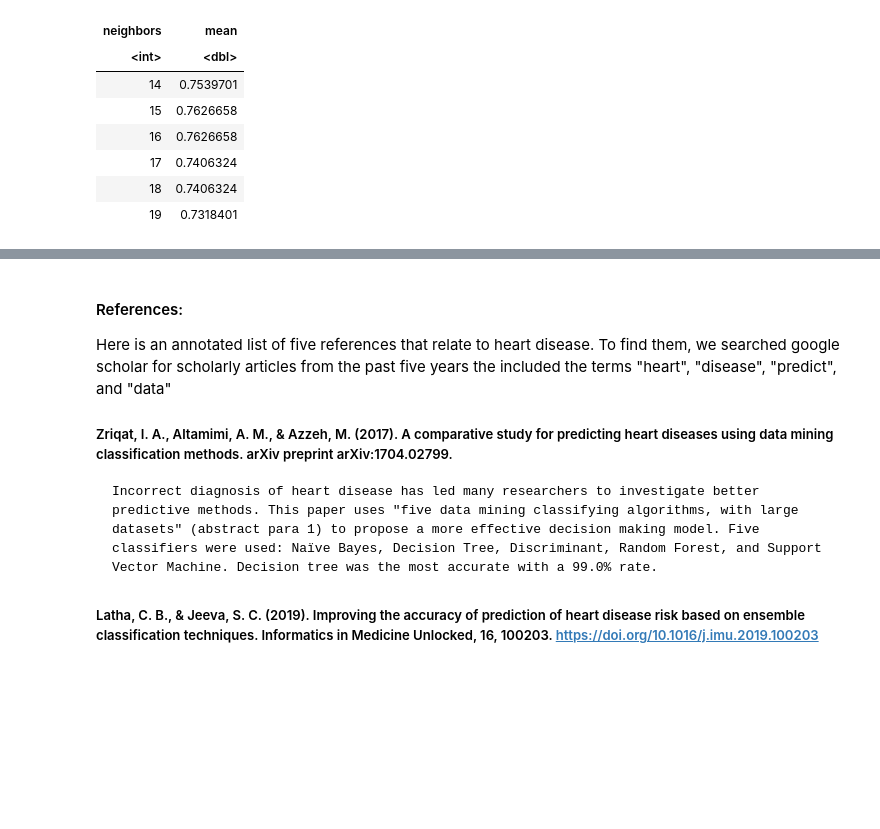
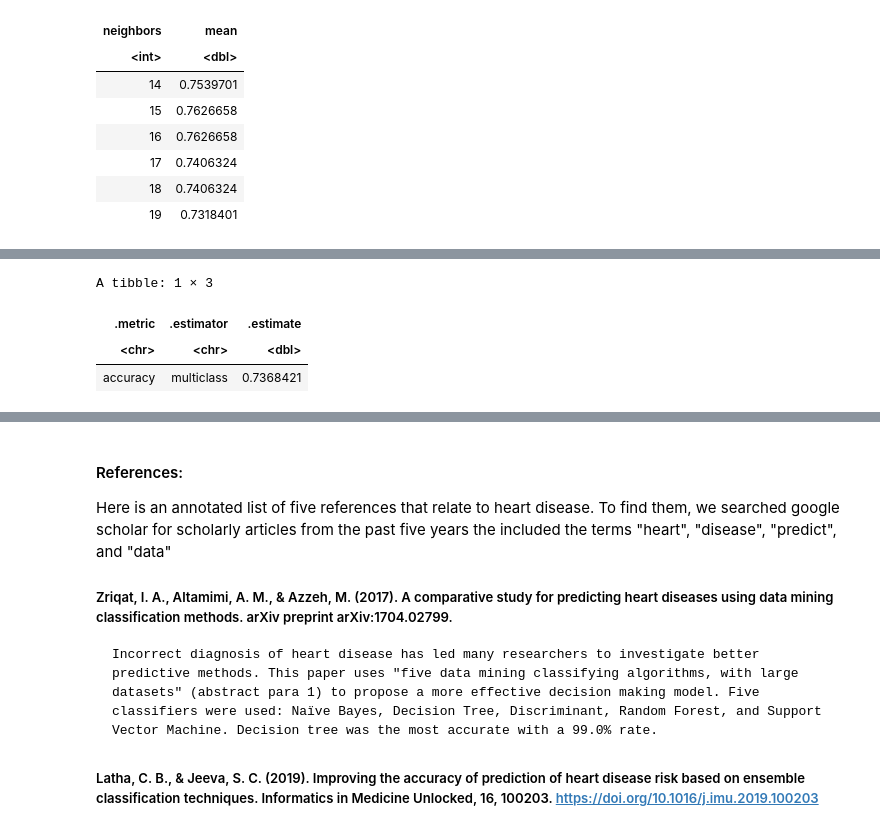
Before and after one commit to Yusen121/heart_disease_simple, a Jupyter notebook: data/group_project_report.ipynb, the cells around one changed output, grey strips where cells are left out. Drawn from its saved outputs; the diff is of its cells as text; code cells hidden in the pictures; blank space fills up the shorter version.

```diff
--- a/data/group_project_report.ipynb
+++ b/data/group_project_report.ipynb
@@ -360,0 +334,17 @@ wkflw_plot
+# %%
+# predicting on test data
+
+prediction <- knn_fit |>
+    predict(testing_data) |>
+    bind_cols(testing_data)
+
+prediction_data <- prediction |>
+    metrics(truth = num, estimate = .pred_class) |>
+    filter(.metric == "accuracy")
+
+prediction_data
+# %% [output]
+A tibble: 1 × 3
+| .metric | .estimator | .estimate |
+| <chr> | <chr> | <dbl> |
+| accuracy | multiclass | 0.7368421 |
```
Also changed, not shown: parts of 23 cells of this notebook.
